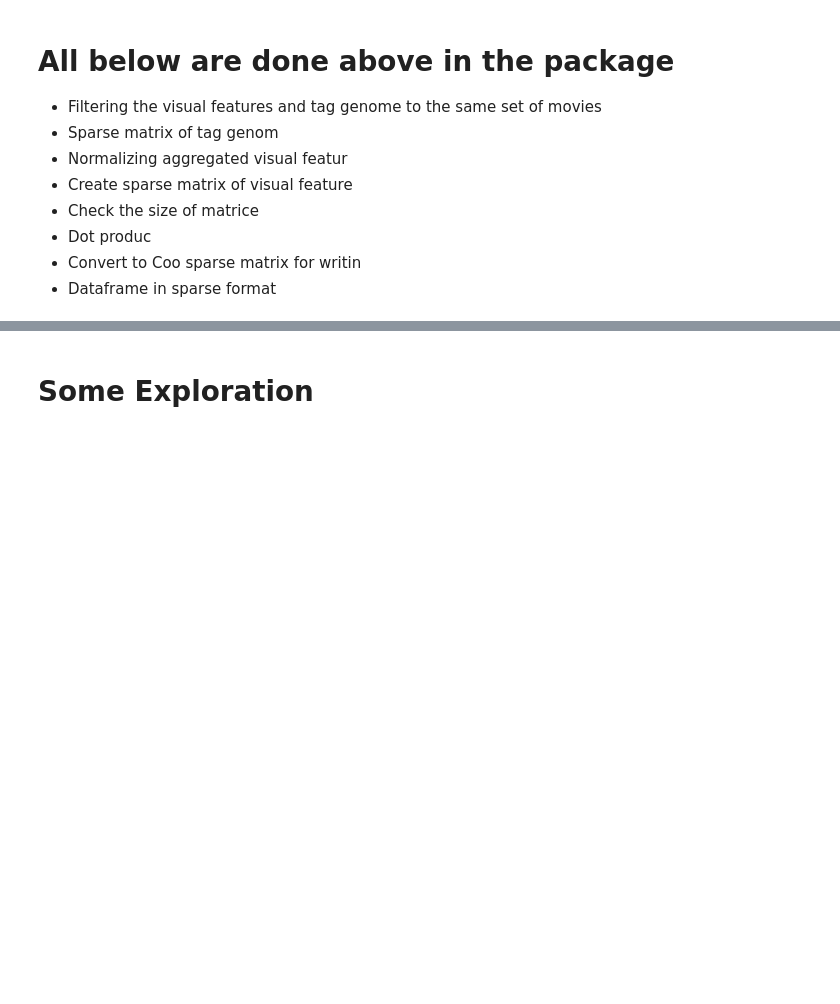
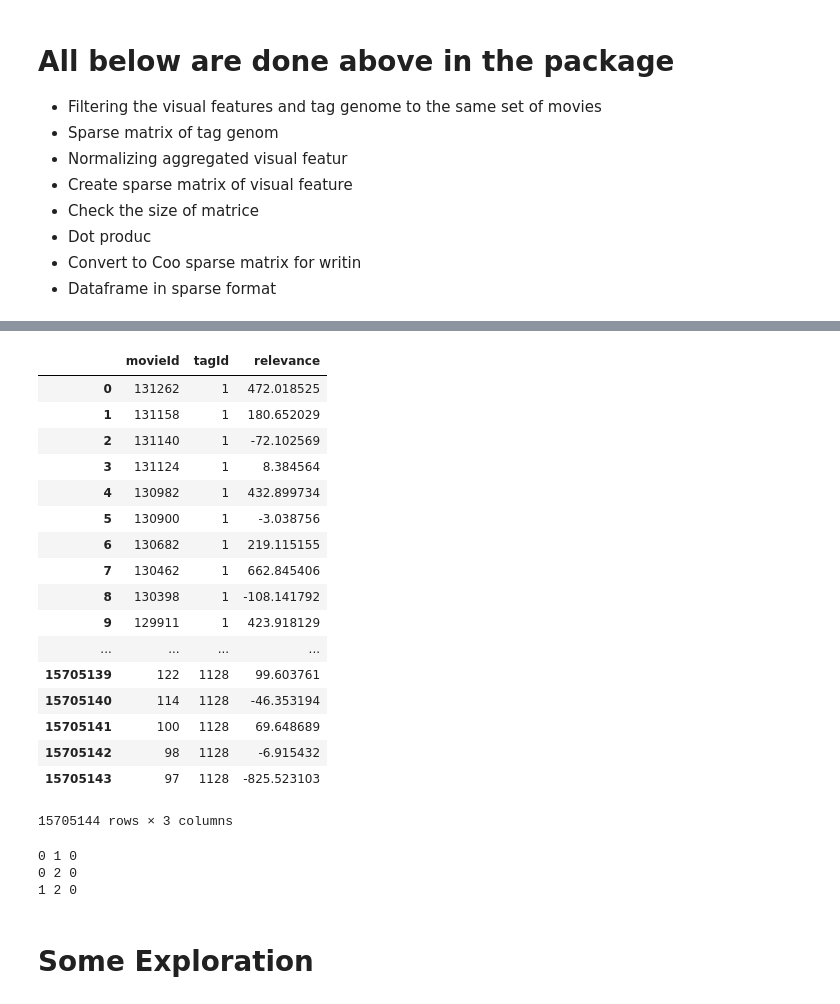
Before and after one commit to fmoghaddam/VisualFeature, a Jupyter notebook: compute_genome_visual_feature_tag-by-package.ipynb, the cells around one changed output, grey strips where cells are left out. Cells and saved outputs as stored; diff of their text form; code cells hidden in the pictures; blank space fills up the shorter version.

```diff
--- a/compute_genome_visual_feature_tag-by-package.ipynb
+++ b/compute_genome_visual_feature_tag-by-package.ipynb
@@ -212,0 +210,28 @@ pd.isnull(visual_feature_norm_sparse.data).sum()
+# %%
+reload()
+df_predicted_tag_genome = ms_tg_builder.cross_val_predict(df_visual_features=df_agg,
+                                                          df_genome_scores=df_genome_scores,
+                                                          normalizer_vf=normalizer,
+                                                          n_splits=10,
+                                                          n_jobs=10)
+# %%
+df_predicted_tag_genome
+# %% [output]
+|  | movieId | tagId | relevance |
+| 0 | 131262 | 1 | 472.018525 |
+| 1 | 131158 | 1 | 180.652029 |
+| 2 | 131140 | 1 | -72.102569 |
+| 3 | 131124 | 1 | 8.384564 |
+| 4 | 130982 | 1 | 432.899734 |
+| 5 | 130900 | 1 | -3.038756 |
+| 6 | 130682 | 1 | 219.115155 |
+| 7 | 130462 | 1 | 662.845406 |
+| 8 | 130398 | 1 | -108.141792 |
+| 9 | 129911 | 1 | 423.918129 |
+| ... | ... | ... | ... |
+| 15705139 | 122 | 1128 | 99.603761 |
+| 15705140 | 114 | 1128 | -46.353194 |
+| 15705141 | 100 | 1128 | 69.648689 |
+| 15705142 | 98 | 1128 | -6.915432 |
+| 15705143 | 97 | 1128 | -825.523103 |
+15705144 rows × 3 columns
@@ -213,3 +240,11 @@ pd.isnull(visual_feature_norm_sparse.data).sum()
+# %%
+for i in range(3):
+    for j in range(i+1, 3):
+        print(i, j, l_tag_genome_vfs[i]['movieId'].isin(l_tag_genome_vfs[j]['movieId']).sum())
+# %% [output]
+0 1 0
+0 2 0
+1 2 0
 # %% [markdown]
 # Some Exploration
 # %%
```
Also changed, not shown: parts of 20 cells of this notebook, 10 other files.
